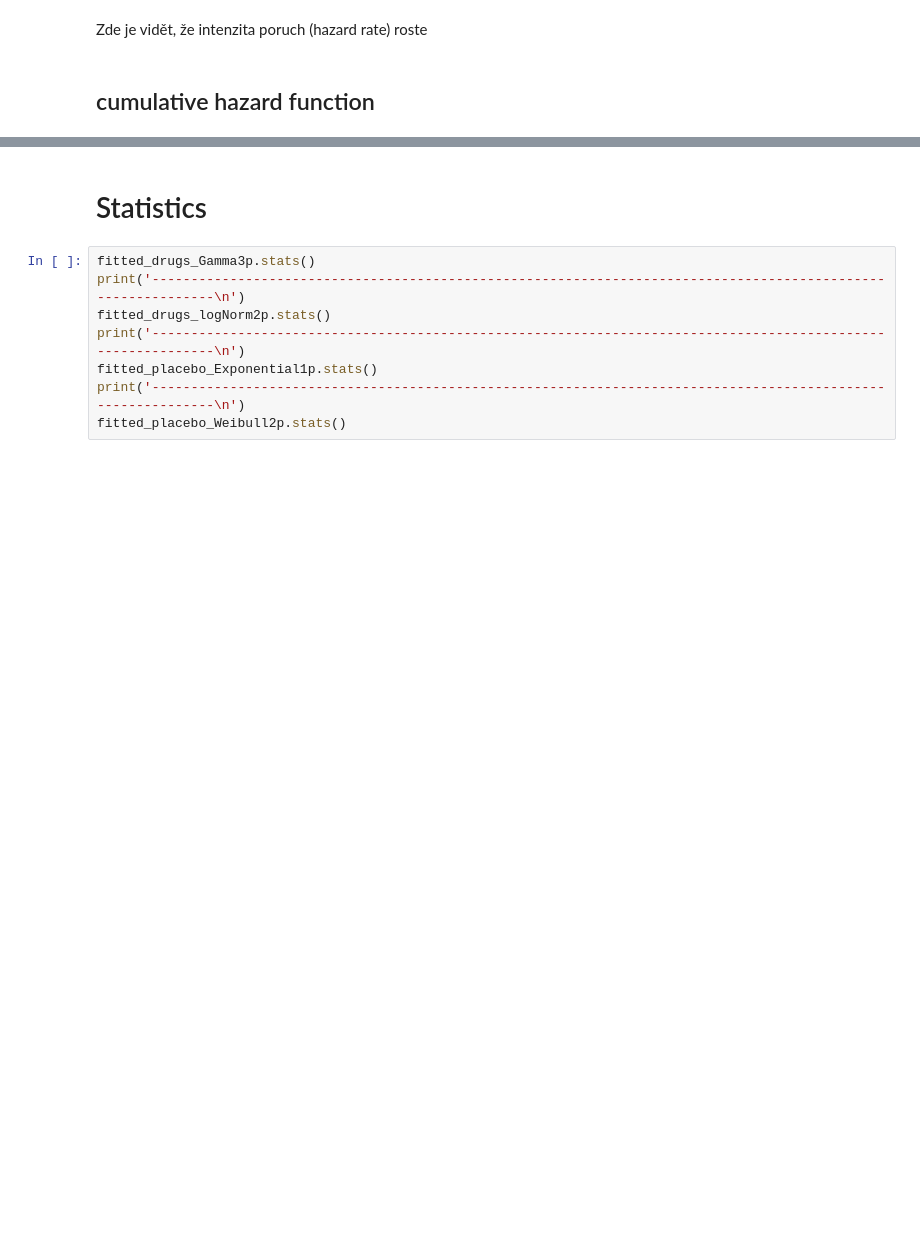
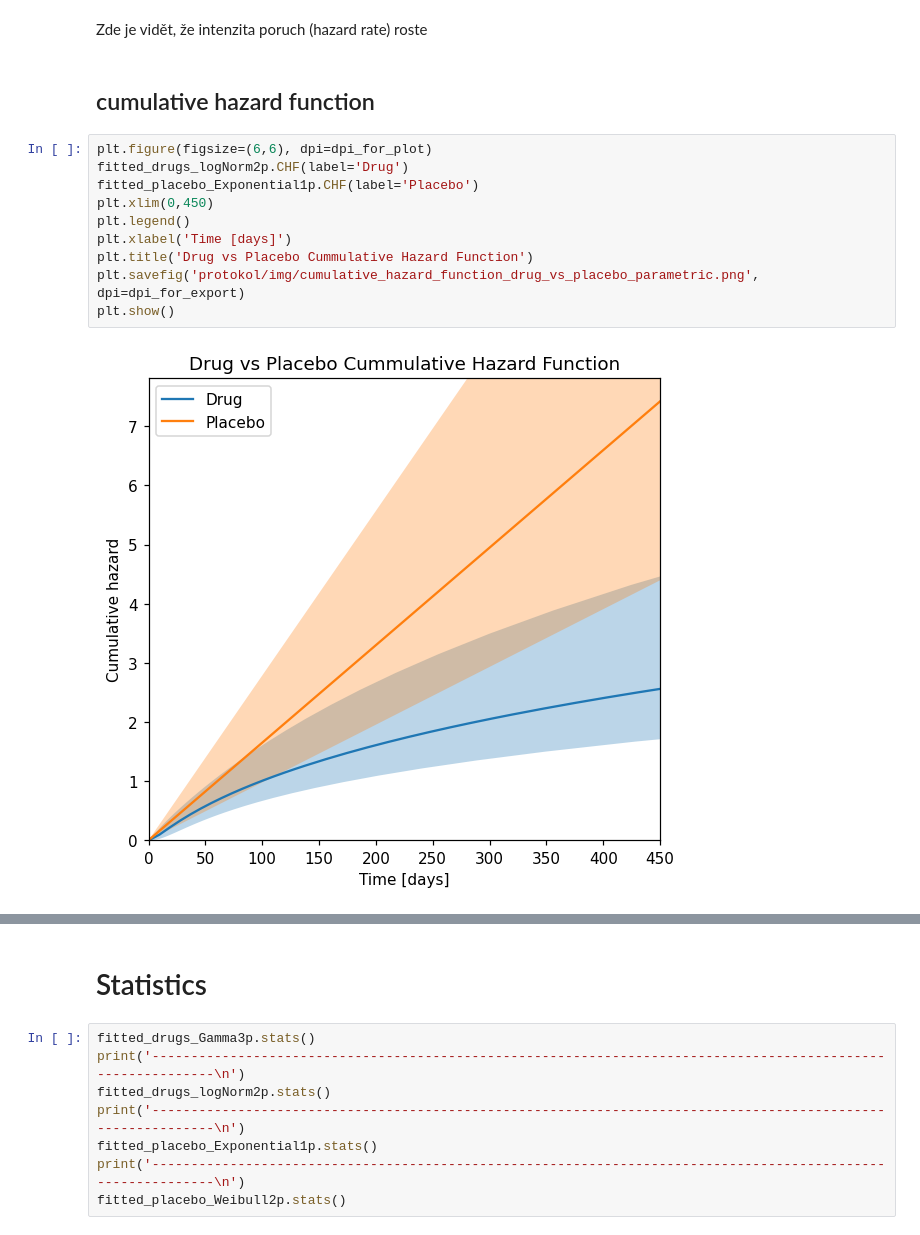
Before and after one commit to aleksejalex/ske_assignment, a Jupyter notebook: SKE_AG_protokol.ipynb, the cells around one changed output, grey strips where cells are left out. Cells and saved outputs as stored; diff of their text form; blank space fills up the shorter version.

```diff
--- a/SKE_AG_protokol.ipynb
+++ b/SKE_AG_protokol.ipynb
@@ -748,3 +748,15 @@ plt.show()
 Zde je vidět, že intenzita poruch (hazard rate) roste
 # %% [markdown]
 ## cumulative hazard function
+# %%
+plt.figure(figsize=(6,6), dpi=dpi_for_plot)
+fitted_drugs_logNorm2p.CHF(label='Drug')
+fitted_placebo_Exponential1p.CHF(label='Placebo')
+plt.xlim(0,450)
+plt.legend()
+plt.xlabel('Time [days]')
+plt.title('Drug vs Placebo Cummulative Hazard Function')
+plt.savefig('protokol/img/cumulative_hazard_function_drug_vs_placebo_parametric.png', dpi=dpi_for_export)
+plt.show()
+# %% [output]
+[figure, added]
```
Also changed, not shown: parts of 1 cell of this notebook, 4 other files.
